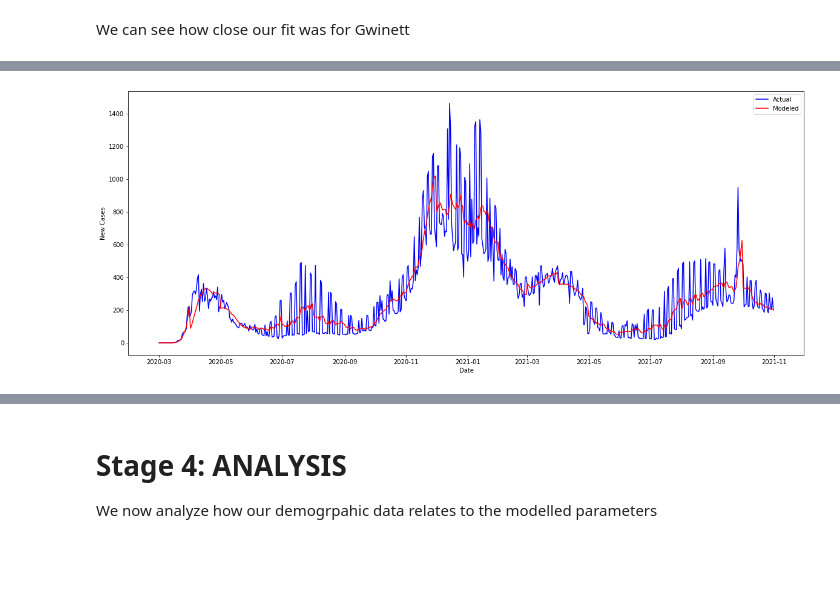
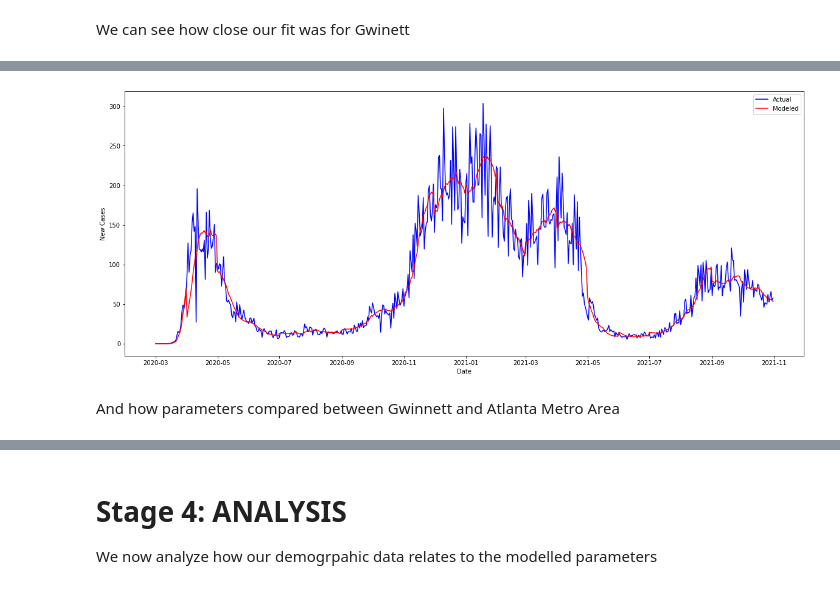
Before and after one commit to CaseCal/housing-covid-transmission, a Jupyter notebook: analysis.ipynb, the cells around one changed output, grey strips where cells are left out. Drawn from its saved outputs; the diff is of its cells as text; code cells hidden in the pictures; blank space fills up the shorter version.

```diff
--- a/analysis.ipynb
+++ b/analysis.ipynb
@@ -136,6 +136,12 @@ grouped = combined_data.groupby("FIPS")
 combined_data["active_cases"] = grouped["new_cases"].rolling(window=active_window).sum().reset_index(0,drop=True)
 combined_data["vulnerable_pop"] = combined_data["population"] - combined_data["Case_Count_7da"]
 
+# Add extra data columns
+combined_data["case_count_per_capita"] = combined_data["Case_Count"] / combined_data["population"]
+combined_data["new_cases_per_capita"] = combined_data["new_cases"] / combined_data["population"]
+combined_data["mean_household_size"] = combined_data["population"] / combined_data["household_count"]
+
+
 combined_data[combined_data["FIPS"] == '13135'].head()
 # %% [output]
 |  | FIPS | date | Case_Count | mask_compliance | n_units | li_units | household_count | mean_income | ... |
@@ -254,2 +285,19 @@ modeled_data.head()
 # %% [markdown]
 We can see how close our fit was for Gwinett
+# %%
+target_county = modeled_data[modeled_data["FIPS"] == '13135']
+#target_county = modeled_data.groupby("date").sum().reset_index()
+
+plt.figure(figsize=(20,8))
+plt.plot(target_county["date"], target_county["new_cases"], 'b-', label='Actual')
+plt.plot(target_county["date"], target_county["modeled_new_cases"], 'r-', label='Modeled')
+
+plt.xlabel('Date')
+plt.ylabel('New Cases')
+
+plt.legend()
+plt.show()
+
+plt.figure(figsize=(20,8))
+plt.bar(target_county["date"], target_county["modeled_new_cases"] - target_county["new_cases"], label='Errors')
+plt.show()
@@ -256,19 +307,17 @@ We can see how close our fit was for Gwinett
 # %%
-import matplotlib.pyplot as plt
-from matplotlib.pyplot import figure
-
-
-#target_county = modeled_data[modeled_data["FIPS"] == '13135']
-target_county = modeled_data.groupby("date").sum().reset_index()
+errors = modeled_data[modeled_data["FIPS"] == '13135']
+#target_county = modeled_data.groupby("date").sum().reset_index()
 
 plt.figure(figsize=(20,8))
 plt.plot(target_county["date"], target_county["new_cases"], 'b-', label='Actual')
 plt.plot(target_county["date"], target_county["modeled_new_cases"], 'r-', label='Modeled')
 
 plt.xlabel('Date')
 plt.ylabel('New Cases')
 
 plt.legend()
 plt.show()
 # %% [output]
-[figure, old version]
+[figure, new version]
+# %% [markdown]
+And how parameters compared between Gwinnett and Atlanta Metro Area
```
Also changed, not shown: parts of 17 cells of this notebook, 1 other file.
